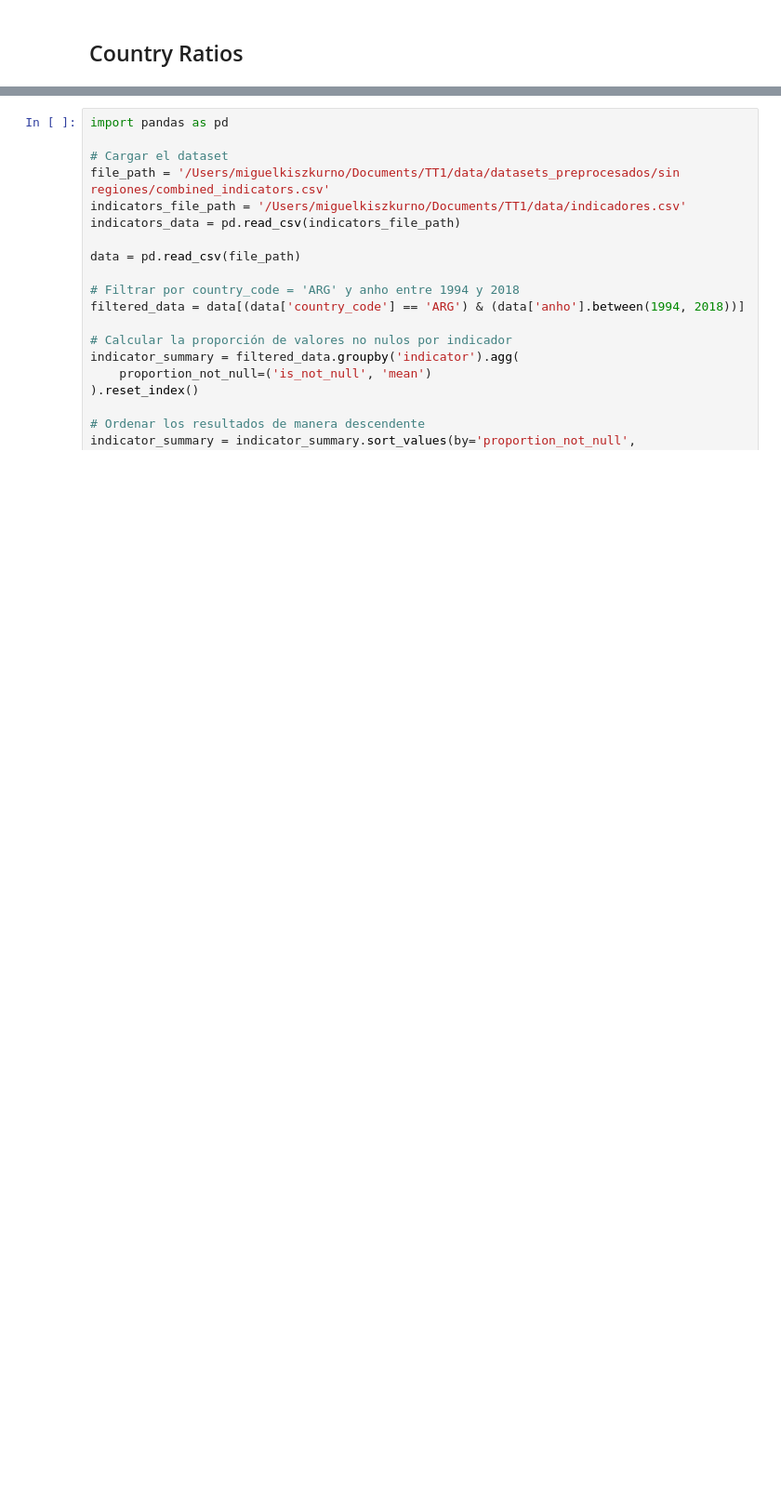
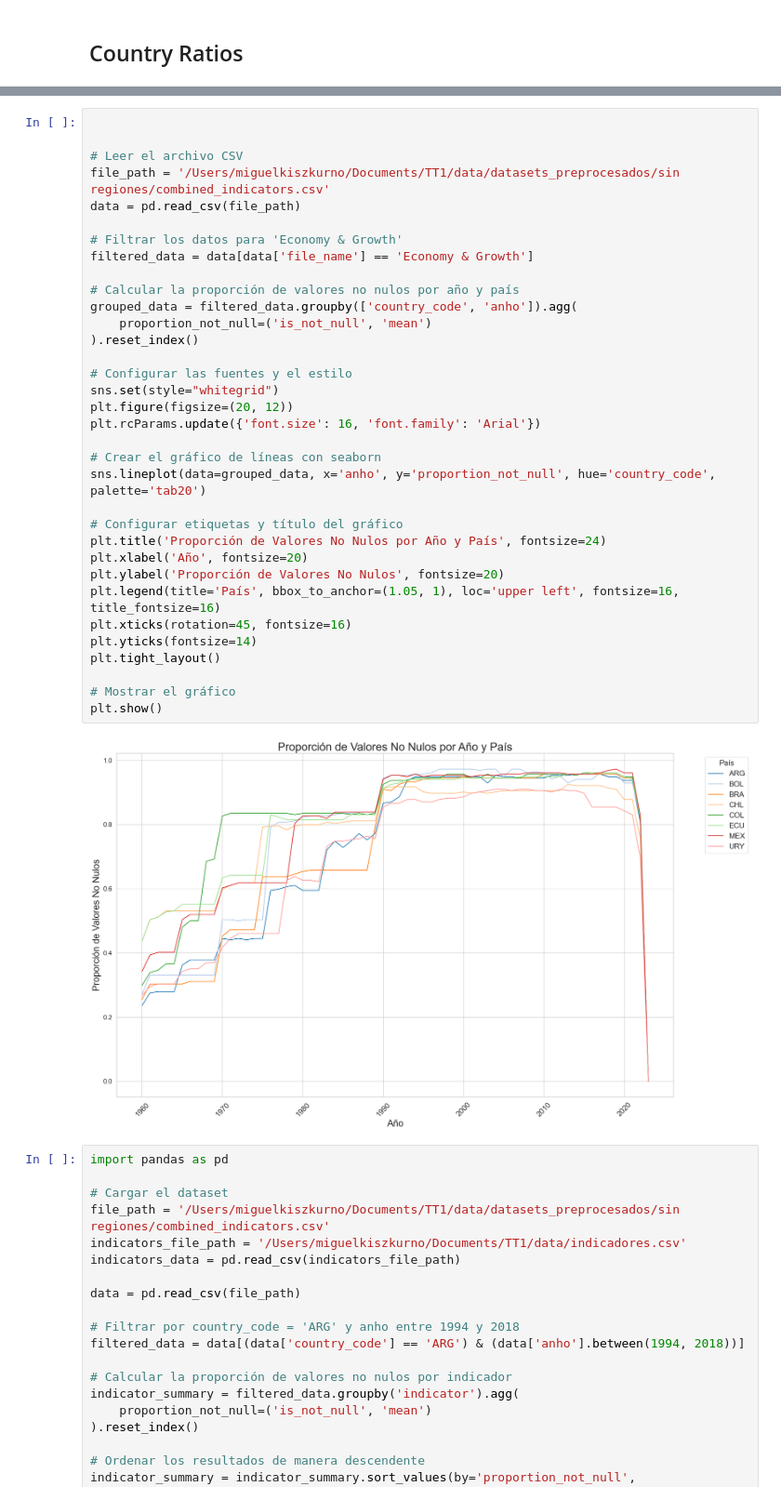
Before and after one commit to mkiszkur/TT1, a Jupyter notebook: 03_eda/EDA.ipynb, the cells around one changed output, grey strips where cells are left out. Shown at 93% size. Drawn from its saved outputs; the diff is of its cells as text; blank space fills up the shorter version.

```diff
--- a/03_eda/EDA.ipynb
+++ b/03_eda/EDA.ipynb
@@ -570,6 +608,42 @@ line_plot
 [interactive output not drawn]
 [interactive output not drawn]
 [interactive output not drawn]
+# %%
+
+
+# Leer el archivo CSV
+file_path = '/Users/miguelkiszkurno/Documents/TT1/data/datasets_preprocesados/sin regiones/combined_indicators.csv'
+data = pd.read_csv(file_path)
+
+# Filtrar los datos para 'Economy & Growth'
+filtered_data = data[data['file_name'] == 'Economy & Growth']
+
+# Calcular la proporción de valores no nulos por año y país
+grouped_data = filtered_data.groupby(['country_code', 'anho']).agg(
+    proportion_not_null=('is_not_null', 'mean')
+).reset_index()
+
+# Configurar las fuentes y el estilo
+sns.set(style="whitegrid")
+plt.figure(figsize=(20, 12))
+plt.rcParams.update({'font.size': 16, 'font.family': 'Arial'})
+
+# Crear el gráfico de líneas con seaborn
+sns.lineplot(data=grouped_data, x='anho', y='proportion_not_null', hue='country_code', palette='tab20')
+
+# Configurar etiquetas y título del gráfico
+plt.title('Proporción de Valores No Nulos por Año y País', fontsize=24)
+plt.xlabel('Año', fontsize=20)
+plt.ylabel('Proporción de Valores No Nulos', fontsize=20)
+plt.legend(title='País', bbox_to_anchor=(1.05, 1), loc='upper left', fontsize=16, title_fontsize=16)
+plt.xticks(rotation=45, fontsize=16)
+plt.yticks(fontsize=14)
+plt.tight_layout()
+
+# Mostrar el gráfico
+plt.show()
+# %% [output]
+[figure, added]
 # %%
 import pandas as pd
 
```
Also changed, not shown: parts of 11 cells of this notebook, 15 other files.
